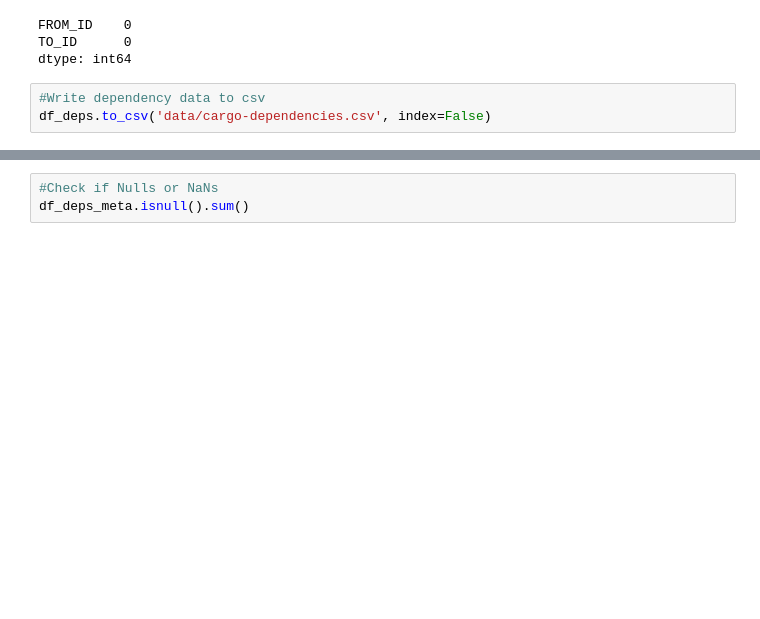
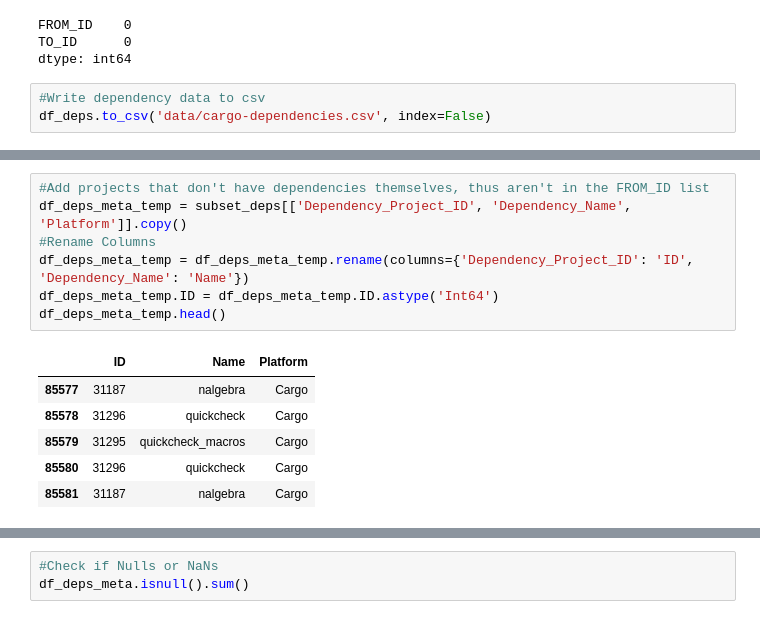
Before and after one commit to oscoin/osrank, a Jupyter notebook: osrank.ipynb, the cells around one changed output, grey strips where cells are left out. Drawn from its saved outputs; the diff is of its cells as text; blank space fills up the shorter version.

```diff
--- a/osrank.ipynb
+++ b/osrank.ipynb
@@ -294,0 +293,14 @@ df_deps_meta.head()
+# %%
+#Add projects that don't have dependencies themselves, thus aren't in the FROM_ID list
+df_deps_meta_temp = subset_deps[['Dependency_Project_ID', 'Dependency_Name', 'Platform']].copy()
+#Rename Columns
+df_deps_meta_temp = df_deps_meta_temp.rename(columns={'Dependency_Project_ID': 'ID', 'Dependency_Name': 'Name'})
+df_deps_meta_temp.ID = df_deps_meta_temp.ID.astype('Int64')
+df_deps_meta_temp.head()
+# %% [output]
+|  | ID | Name | Platform |
+| 85577 | 31187 | nalgebra | Cargo |
+| 85578 | 31296 | quickcheck | Cargo |
+| 85579 | 31295 | quickcheck_macros | Cargo |
+| 85580 | 31296 | quickcheck | Cargo |
+| 85581 | 31187 | nalgebra | Cargo |
```
Also changed, not shown: parts of 9 cells of this notebook.
